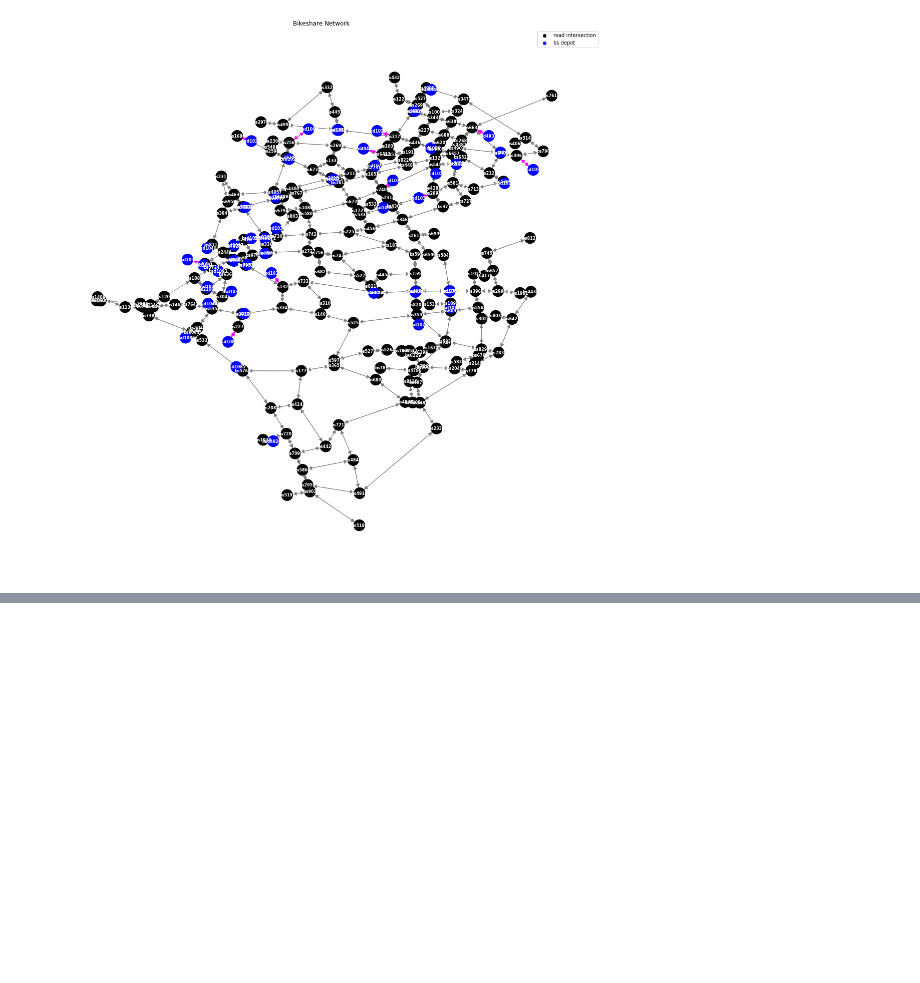
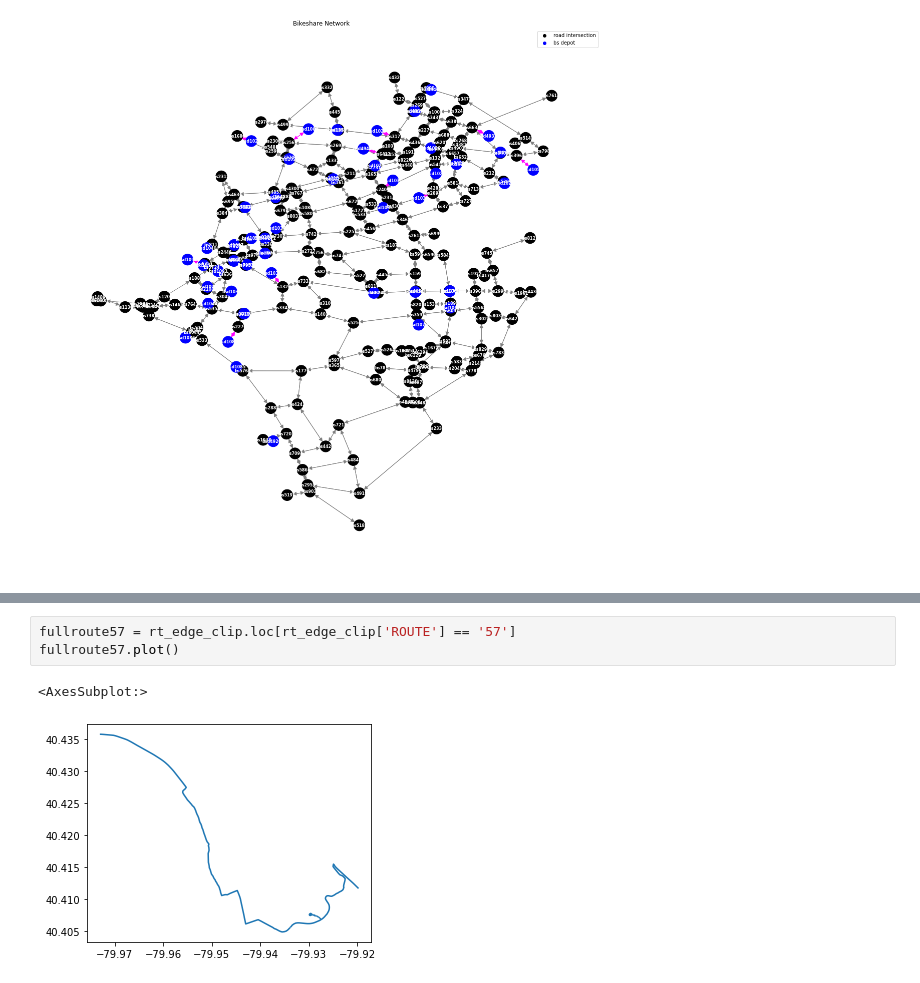
Before and after one commit to lgraff/Multimodal-Accessibility_notebooks, a Jupyter notebook: PGH_network.ipynb, the cells around one changed output, grey strips where cells are left out. Saved outputs shown, nothing was run; the diff lists cells and outputs as text; blank space fills up the shorter version.

```diff
--- a/PGH_network.ipynb
+++ b/PGH_network.ipynb
@@ -698,0 +776,6 @@ plot_nodes_and_edges(nodes_clip, new_edges_clip)
+# %%
+fullroute57 = rt_edge_clip.loc[rt_edge_clip['ROUTE'] == '57']
+fullroute57.plot()
+# %% [output]
+<AxesSubplot:>
+[figure, added]
```
Also changed, not shown: parts of 36 cells of this notebook.
